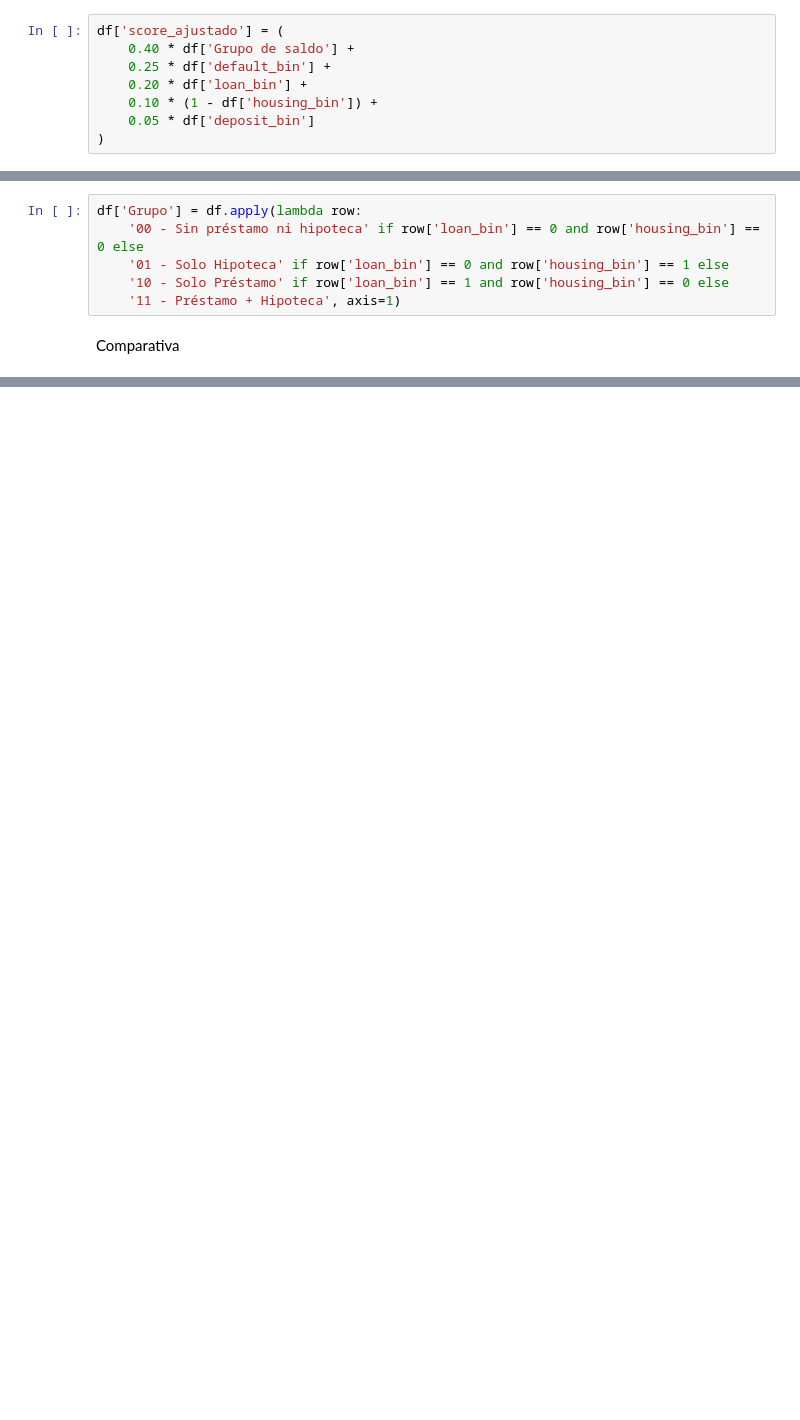
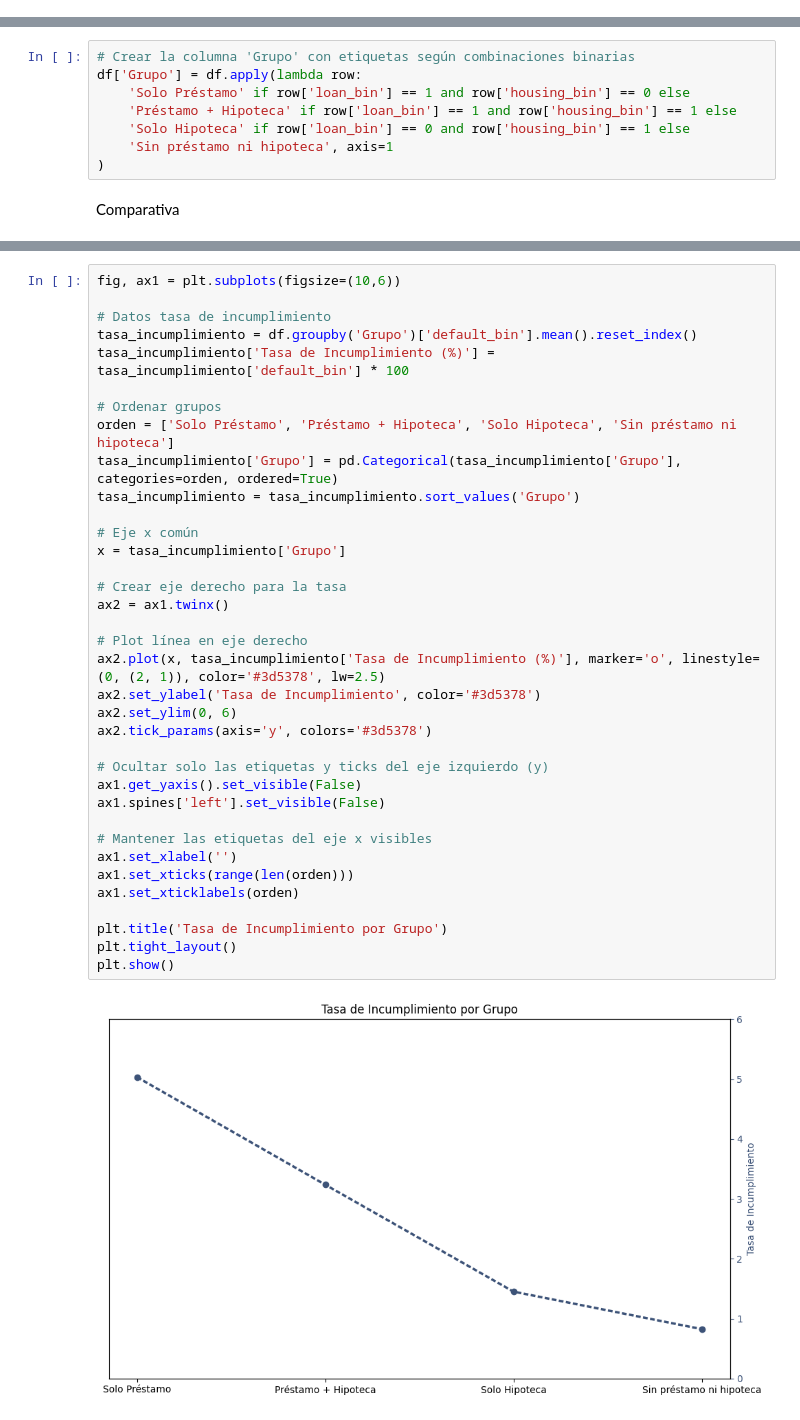
Before and after one commit to Lambda-14/Sim-Empresa, a Jupyter notebook: Equip_16/Borrador/Finanzas y riesgo crediticio/banca_22.09_finanzas_graficos.ipynb, the cells around one changed output, grey strips where cells are left out. Drawn from its saved outputs; the diff is of its cells as text; blank space fills up the shorter version.

```diff
--- a/Equip_16/Borrador/Finanzas y riesgo crediticio/banca_22.09_finanzas_graficos.ipynb
+++ b/Equip_16/Borrador/Finanzas y riesgo crediticio/banca_22.09_finanzas_graficos.ipynb
@@ -169,10 +219,2 @@ Score Ajustado
-# %%
-df['score_ajustado'] = (
-    0.40 * df['Grupo de saldo'] +
-    0.25 * df['default_bin'] +
-    0.20 * df['loan_bin'] +
-    0.10 * (1 - df['housing_bin']) +
-    0.05 * df['deposit_bin']
-)
 # %% [markdown]
 Score Interactivo
@@ -195,11 +238,13 @@ df['score_interactivo'] = (
 # %% [markdown]
 Grupos combinados de préstamo/hipoteca
 # %%
+# Crear la columna 'Grupo' con etiquetas según combinaciones binarias
 df['Grupo'] = df.apply(lambda row:
-    '00 - Sin préstamo ni hipoteca' if row['loan_bin'] == 0 and row['housing_bin'] == 0 else
-    '01 - Solo Hipoteca' if row['loan_bin'] == 0 and row['housing_bin'] == 1 else
-    '10 - Solo Préstamo' if row['loan_bin'] == 1 and row['housing_bin'] == 0 else
-    '11 - Préstamo + Hipoteca', axis=1)
+    'Solo Préstamo' if row['loan_bin'] == 1 and row['housing_bin'] == 0 else
+    'Préstamo + Hipoteca' if row['loan_bin'] == 1 and row['housing_bin'] == 1 else
+    'Solo Hipoteca' if row['loan_bin'] == 0 and row['housing_bin'] == 1 else
+    'Sin préstamo ni hipoteca', axis=1
+)
 # %% [markdown]
 Comparativa
 # %%
@@ -245,0 +302,38 @@ plt.show()
+# %%
+fig, ax1 = plt.subplots(figsize=(10,6))
+
+# Datos tasa de incumplimiento
+tasa_incumplimiento = df.groupby('Grupo')['default_bin'].mean().reset_index()
+tasa_incumplimiento['Tasa de Incumplimiento (%)'] = tasa_incumplimiento['default_bin'] * 100
+
+# Ordenar grupos
+orden = ['Solo Préstamo', 'Préstamo + Hipoteca', 'Solo Hipoteca', 'Sin préstamo ni hipoteca']
+tasa_incumplimiento['Grupo'] = pd.Categorical(tasa_incumplimiento['Grupo'], categories=orden, ordered=True)
+tasa_incumplimiento = tasa_incumplimiento.sort_values('Grupo')
+
+# Eje x común
+x = tasa_incumplimiento['Grupo']
+
+# Crear eje derecho para la tasa
+ax2 = ax1.twinx()
+
+# Plot línea en eje derecho
+ax2.plot(x, tasa_incumplimiento['Tasa de Incumplimiento (%)'], marker='o', linestyle=(0, (2, 1)), color='#3d5378', lw=2.5)
+ax2.set_ylabel('Tasa de Incumplimiento', color='#3d5378')
+ax2.set_ylim(0, 6)
+ax2.tick_params(axis='y', colors='#3d5378')
+
+# Ocultar solo las etiquetas y ticks del eje izquierdo (y)
+ax1.get_yaxis().set_visible(False)
+ax1.spines['left'].set_visible(False)
+
+# Mantener las etiquetas del eje x visibles
+ax1.set_xlabel('')
+ax1.set_xticks(range(len(orden)))
+ax1.set_xticklabels(orden)
+
+plt.title('Tasa de Incumplimiento por Grupo')
+plt.tight_layout()
+plt.show()
+# %% [output]
+[figure, added]
```
Also changed, not shown: parts of 12 cells of this notebook, 4 other files.
